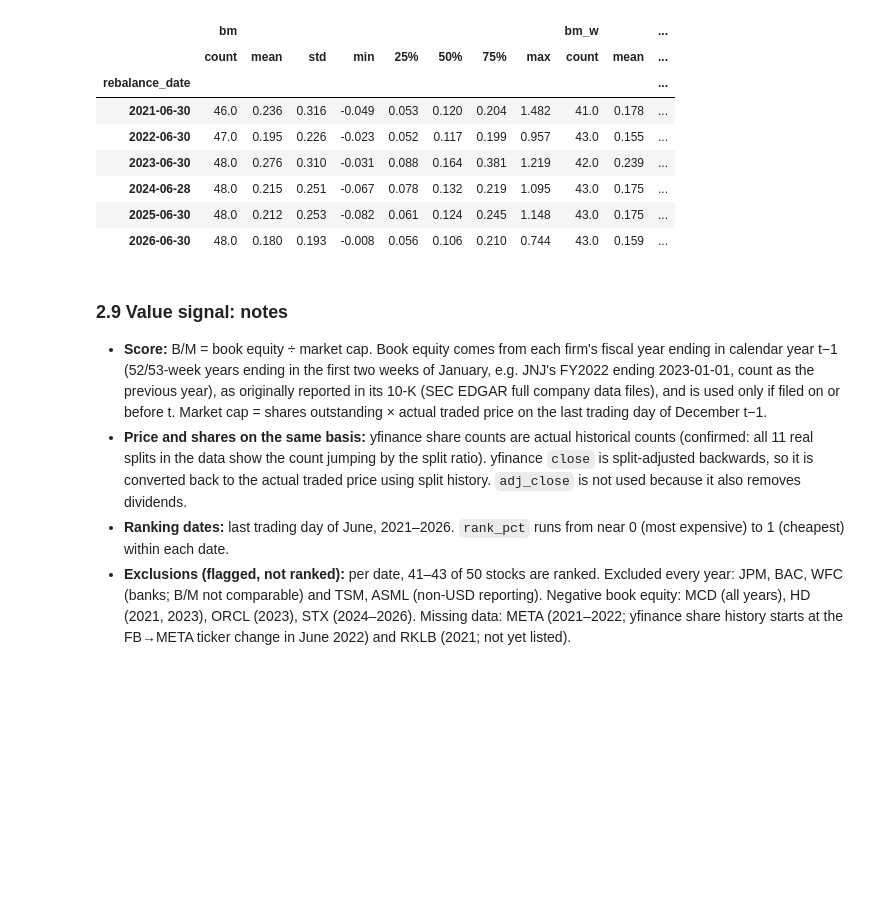
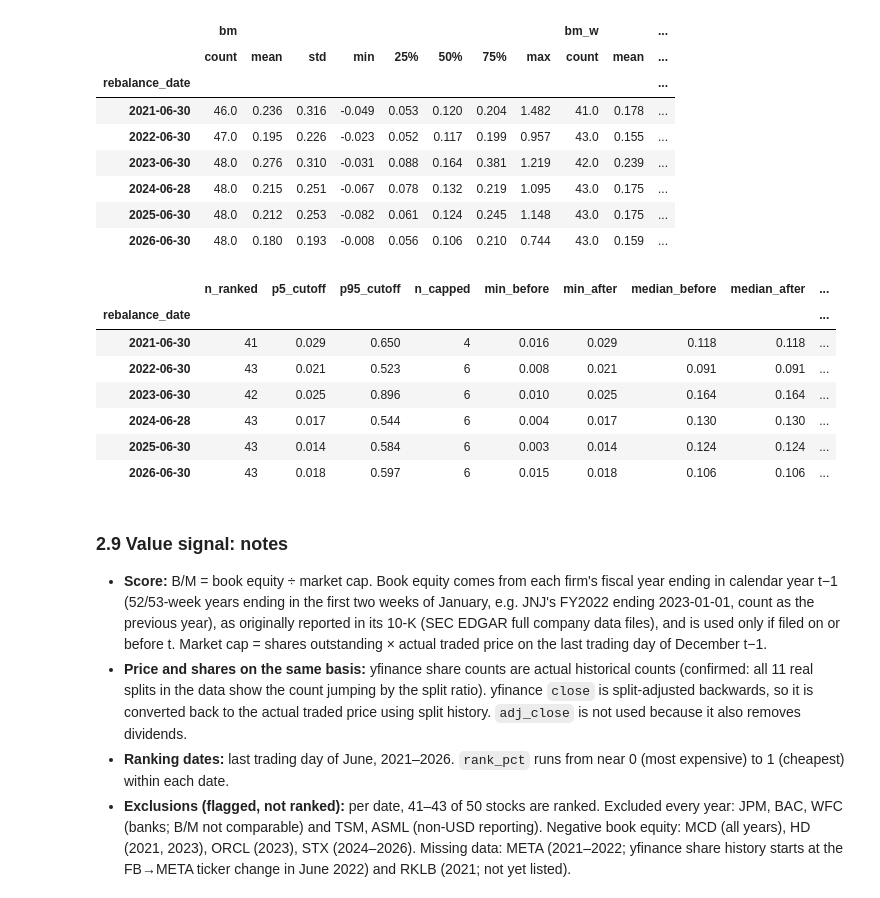
Before and after one commit to jialucharlottewu/LendoCapital, a Jupyter notebook: notebooks/week2/factor_value_momentum.ipynb, the cells around one changed output. Drawn from its saved outputs; the diff is of its cells as text; code cells hidden in the pictures; blank space fills up the shorter version.

Commit message:
Week 2 Task 2: winsorizing summary check

```diff
--- a/notebooks/week2/factor_value_momentum.ipynb
+++ b/notebooks/week2/factor_value_momentum.ipynb
@@ -285,6 +285,29 @@ value_signals.groupby("rebalance_date")[["bm", "bm_w"]].describe().round(3)
 | 2024-06-28 | 48.0 | 0.215 | 0.251 | -0.067 | 0.078 | 0.132 | 0.219 | 1.095 | 43.0 | 0.175 | ... |
 | 2025-06-30 | 48.0 | 0.212 | 0.253 | -0.082 | 0.061 | 0.124 | 0.245 | 1.148 | 43.0 | 0.175 | ... |
 | 2026-06-30 | 48.0 | 0.180 | 0.193 | -0.008 | 0.056 | 0.106 | 0.210 | 0.744 | 43.0 | 0.159 | ... |
+# %%
+ranked = value_signals[value_signals["excluded_reason"].isna()]
+summary = ranked.groupby("rebalance_date").apply(lambda g: pd.Series({
+    "n_ranked":        len(g),
+    "p5_cutoff":       g["bm"].quantile(0.05),
+    "p95_cutoff":      g["bm"].quantile(0.95),
+    "n_capped":        (g["bm"].round(6) != g["bm_w"].round(6)).sum(),
+    "min_before":      g["bm"].min(),   "min_after": g["bm_w"].min(),
+    "median_before":   g["bm"].median(), "median_after": g["bm_w"].median(),
+    "max_before":      g["bm"].max(),   "max_after": g["bm_w"].max(),
+    "rank_order_same": (g["bm"].rank(method="first") == g["bm_w"].rank(method="first")).all(),
+    "order_preserved": g.sort_values("bm")["bm_w"].is_monotonic_increasing,
+}))
+summary.round(3)
+# %% [output]
+|  | n_ranked | p5_cutoff | p95_cutoff | n_capped | min_before | min_after | median_before | median_after | ... |
+| rebalance_date |  |  |  |  |  |  |  |  | ... |
+| 2021-06-30 | 41 | 0.029 | 0.650 | 4 | 0.016 | 0.029 | 0.118 | 0.118 | ... |
+| 2022-06-30 | 43 | 0.021 | 0.523 | 6 | 0.008 | 0.021 | 0.091 | 0.091 | ... |
+| 2023-06-30 | 42 | 0.025 | 0.896 | 6 | 0.010 | 0.025 | 0.164 | 0.164 | ... |
+| 2024-06-28 | 43 | 0.017 | 0.544 | 6 | 0.004 | 0.017 | 0.130 | 0.130 | ... |
+| 2025-06-30 | 43 | 0.014 | 0.584 | 6 | 0.003 | 0.014 | 0.124 | 0.124 | ... |
+| 2026-06-30 | 43 | 0.018 | 0.597 | 6 | 0.015 | 0.018 | 0.106 | 0.106 | ... |
 # %% [markdown]
 ### 2.9 Value signal: notes
 
```
